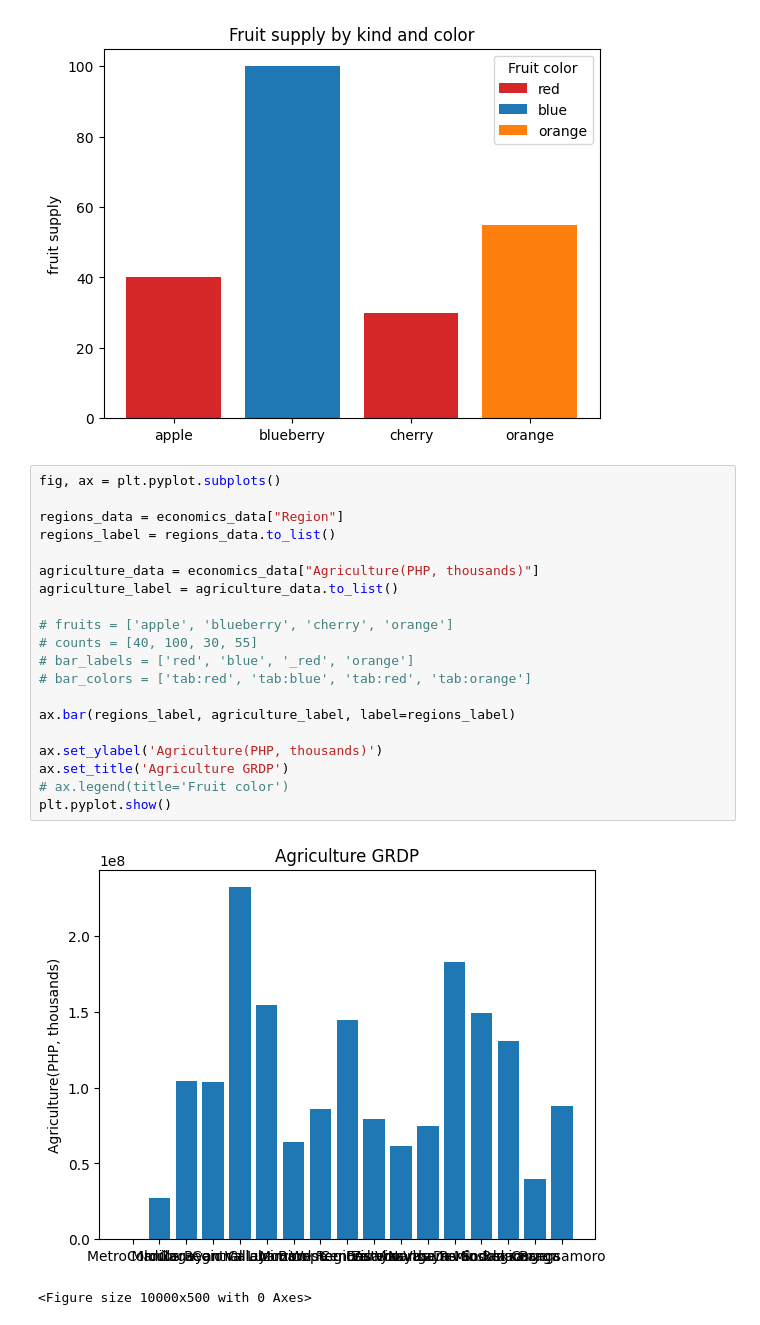
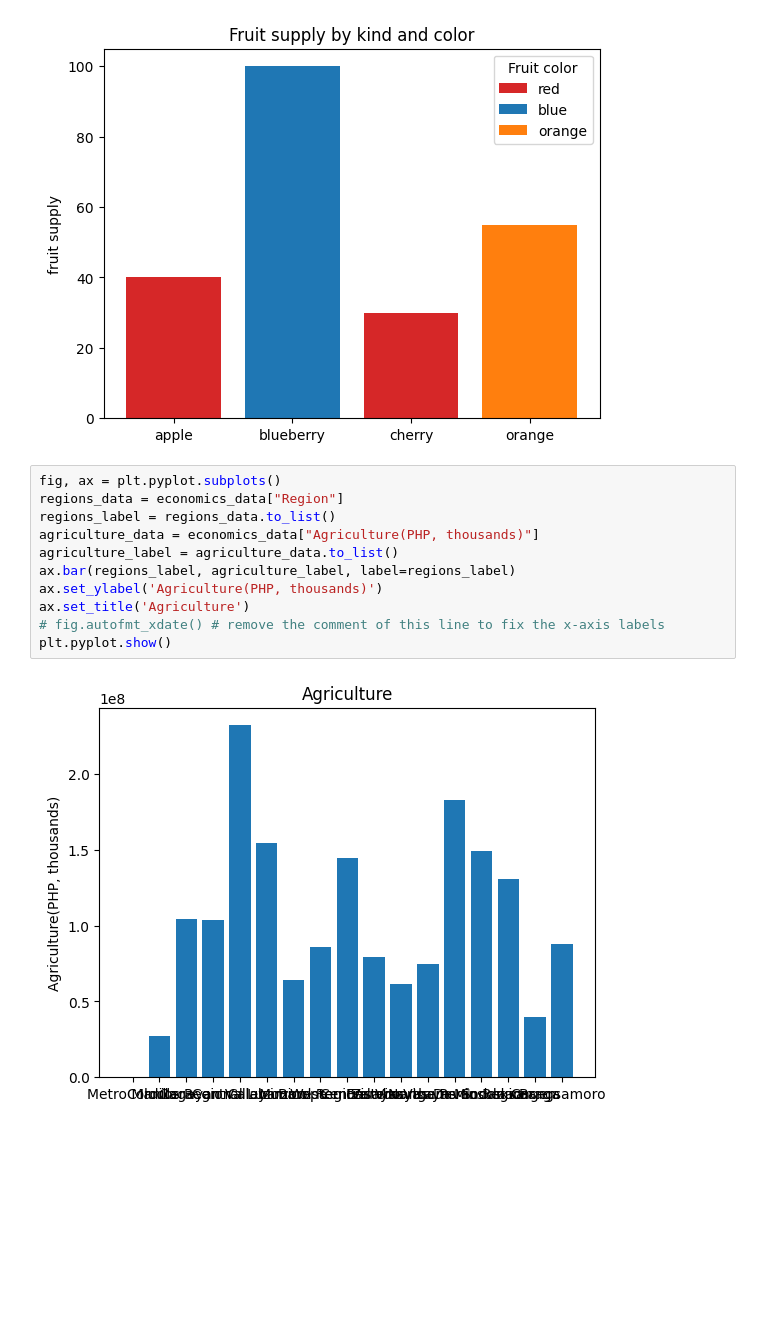
Before and after one commit to lkpanganiban/python-data-wrangling-tutorial, a Jupyter notebook: 2. Data Wrangling.ipynb, the cells around one changed output. Saved outputs shown, nothing was run; the diff lists cells and outputs as text; blank space fills up the shorter version.

```diff
--- a/2. Data Wrangling.ipynb
+++ b/2. Data Wrangling.ipynb
@@ -178,24 +184,14 @@ plt.pyplot.show()
 [figure]
 # %%
 fig, ax = plt.pyplot.subplots()
-
 regions_data = economics_data["Region"]
 regions_label = regions_data.to_list()
-
 agriculture_data = economics_data["Agriculture(PHP, thousands)"]
 agriculture_label = agriculture_data.to_list()
-
-# fruits = ['apple', 'blueberry', 'cherry', 'orange']
-# counts = [40, 100, 30, 55]
-# bar_labels = ['red', 'blue', '_red', 'orange']
-# bar_colors = ['tab:red', 'tab:blue', 'tab:red', 'tab:orange']
-
 ax.bar(regions_label, agriculture_label, label=regions_label)
-
 ax.set_ylabel('Agriculture(PHP, thousands)')
-ax.set_title('Agriculture GRDP')
-# ax.legend(title='Fruit color')
+ax.set_title('Agriculture')
+# fig.autofmt_xdate() # remove the comment of this line to fix the x-axis labels
 plt.pyplot.show()
 # %% [output]
-[figure, old version]
+[figure, new version]
-<Figure size 10000x500 with 0 Axes>
```
Also changed, not shown: parts of 1 cell of this notebook.
